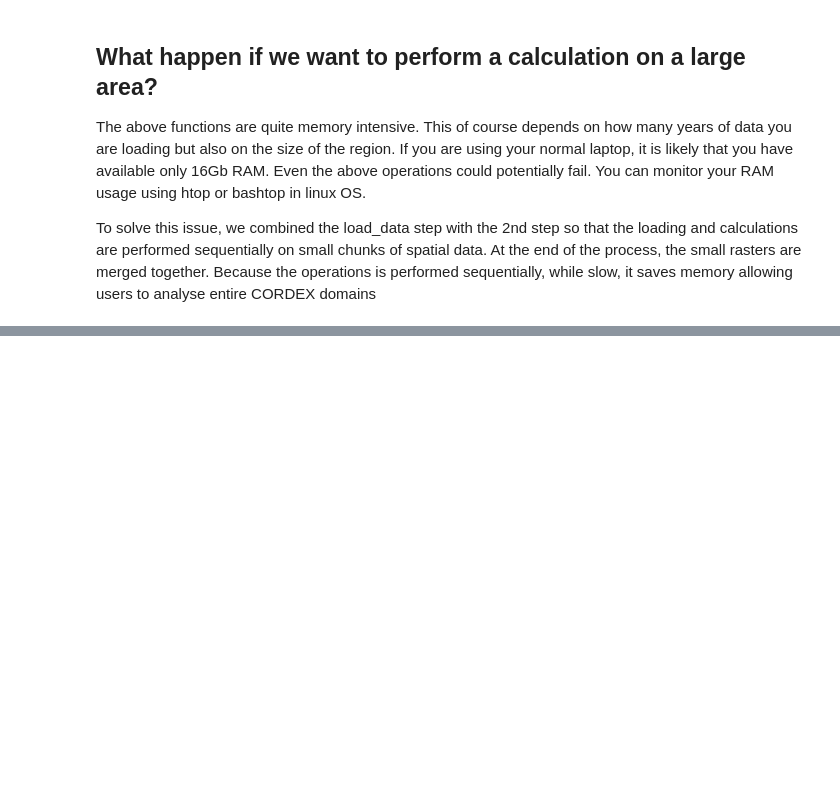
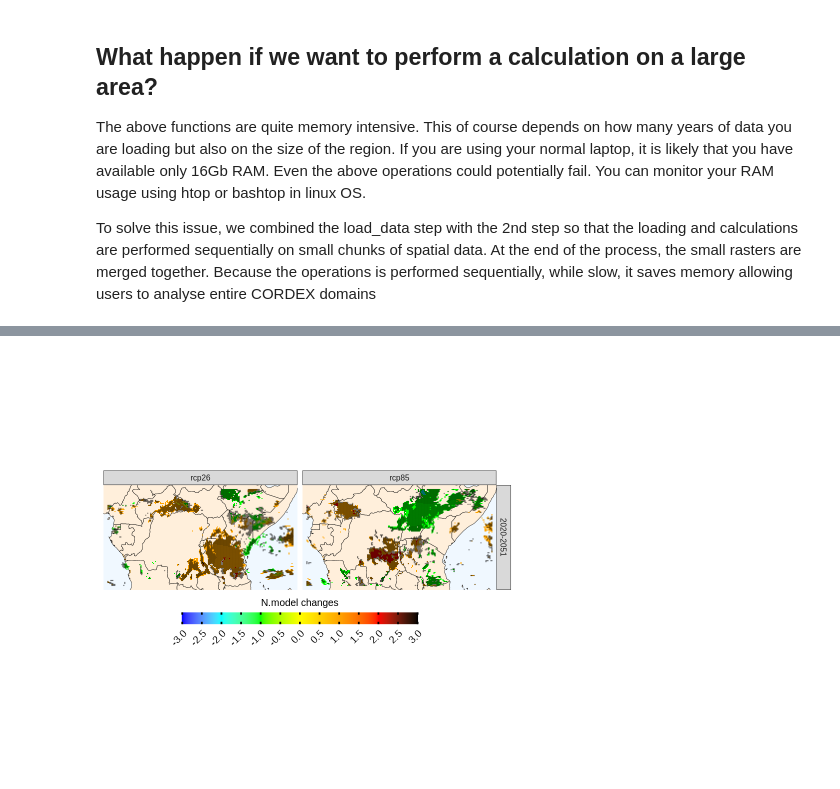
Before and after one commit to Risk-Team/CAVAanalytics, a Jupyter notebook: tutorials/trends.ipynb, the cells around one changed output, grey strips where cells are left out. Saved outputs shown, nothing was run; the diff lists cells and outputs as text; code cells hidden in the pictures; blank space fills up the shorter version.

```diff
--- a/tutorials/trends.ipynb
+++ b/tutorials/trends.ipynb
@@ -142,6 +142,6 @@ The above functions are quite memory intensive. This of course depends on how ma
 To solve this issue, we combined the load_data step with the 2nd step so that the loading and calculations are performed sequentially on small chunks of spatial data. At the end of the process, the small rasters are merged together. Because the operations is performed sequentially, while slow, it saves memory allowing users to analyse entire CORDEX domains
 # %%
 exmp1_chunk <- load_data_and_trends(path.to.data = "CORDEX-CORE", variable = "pr", years.proj = 2020:2050,
-                   years.hist = 2000,domain = "AFR-22",
-                 xlim=c(10, 50), ylim=c(0, 40), season=1:12,
-                                        chunk.size=20, overlap=0.25, historical=FALSE)
+                   years.hist = 2000, domain = "AFR-22",
+                xlim = c(10,50), ylim = c(-10,10), aggr.m="sum", season=1:12,
+                                        chunk.size=20, interannual_var=F)
@@ -147,0 +166,3 @@ exmp1_chunk <- load_data_and_trends(path.to.data = "CORDEX-CORE", variable = "pr
+# %%
+plotting(exmp1_chunk, ensemble = T, frequencies = F, plot_titles = "N.model changes")
+# %% [output]
@@ -147,0 +174 @@ exmp1_chunk <- load_data_and_trends(path.to.data = "CORDEX-CORE", variable = "pr
+[figure, added]
```
Also changed, not shown: parts of 6 cells of this notebook, 1 other file.
